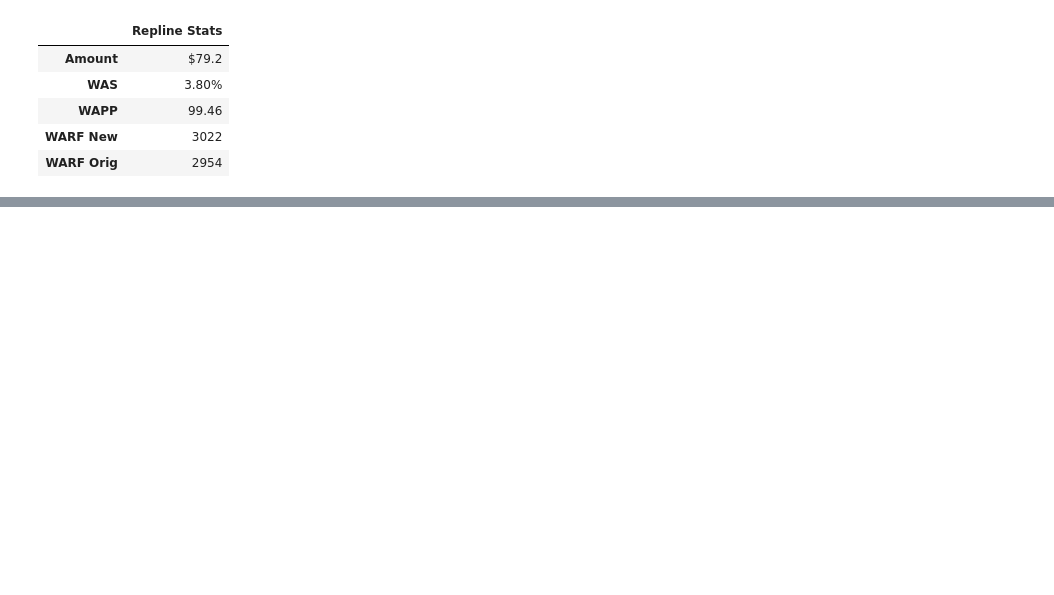
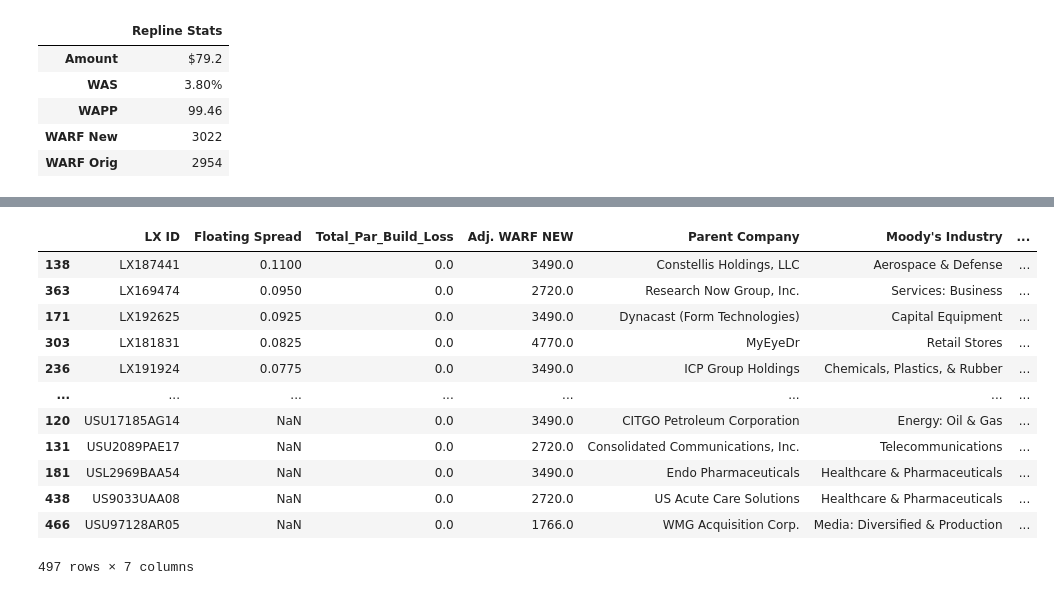
Before and after one commit to joshknechtel-gs/RM-IT, a Jupyter notebook: CLO Model Portfolio-Clean01.ipynb, the cells around one changed output, grey strips where cells are left out. Drawn from its saved outputs; the diff is of its cells as text; code cells hidden in the pictures; blank space fills up the shorter version.

```diff
--- a/CLO Model Portfolio-Copy1.ipynb
+++ b/CLO Model Portfolio-Clean01.ipynb
@@ -420,0 +439,19 @@ repline_stats_df.loc['Amount'] = repline_stats_df.loc['Amount'].apply('{:.0f}'.f
+# %%
+# grab the current portfolio stats from above and create a splice where "spread"> current WAS
+
+model_port[['LX ID','Floating Spread','Total_Par_Build_Loss','Adj. WARF NEW',
+            'Parent Company','Moody\'s Industry','Par_no_default']].sort_values(by='Floating Spread',ascending=False)
+# %% [output]
+|  | LX ID | Floating Spread | Total_Par_Build_Loss | Adj. WARF NEW | Parent Company | Moody's Industry | ... |
+| 138 | LX187441 | 0.1100 | 0.0 | 3490.0 | Constellis Holdings, LLC | Aerospace & Defense | ... |
+| 363 | LX169474 | 0.0950 | 0.0 | 2720.0 | Research Now Group, Inc. | Services: Business | ... |
+| 171 | LX192625 | 0.0925 | 0.0 | 3490.0 | Dynacast (Form Technologies) | Capital Equipment | ... |
+| 303 | LX181831 | 0.0825 | 0.0 | 4770.0 | MyEyeDr | Retail Stores | ... |
+| 236 | LX191924 | 0.0775 | 0.0 | 3490.0 | ICP Group Holdings | Chemicals, Plastics, & Rubber | ... |
+| ... | ... | ... | ... | ... | ... | ... | ... |
+| 120 | USU17185AG14 | NaN | 0.0 | 3490.0 | CITGO Petroleum Corporation | Energy: Oil & Gas | ... |
+| 131 | USU2089PAE17 | NaN | 0.0 | 2720.0 | Consolidated Communications, Inc. | Telecommunications | ... |
+| 181 | USL2969BAA54 | NaN | 0.0 | 3490.0 | Endo Pharmaceuticals | Healthcare & Pharmaceuticals | ... |
+| 438 | US9033UAA08 | NaN | 0.0 | 2720.0 | US Acute Care Solutions | Healthcare & Pharmaceuticals | ... |
+| 466 | USU97128AR05 | NaN | 0.0 | 1766.0 | WMG Acquisition Corp. | Media: Diversified & Production | ... |
+497 rows × 7 columns
```
Also changed, not shown: parts of 7 cells of this notebook, 1 other file.
